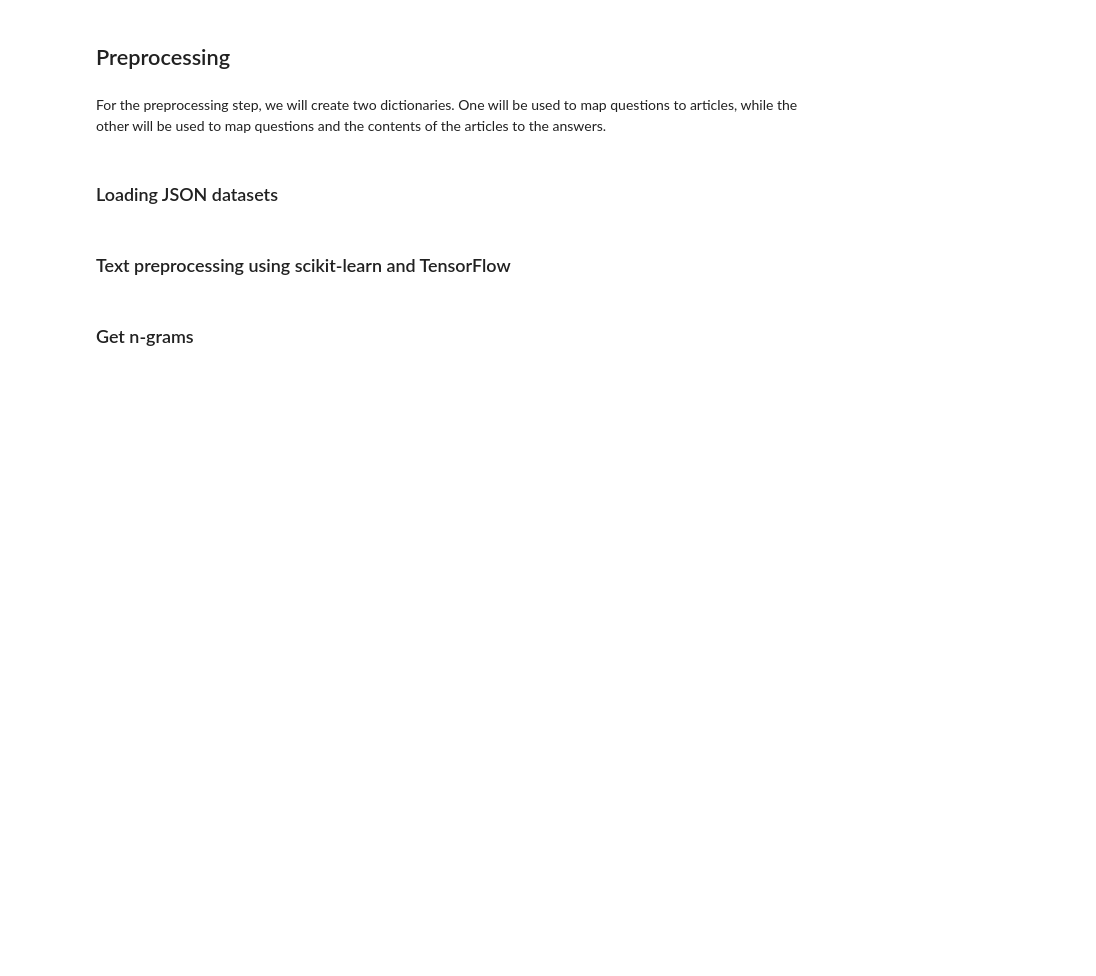
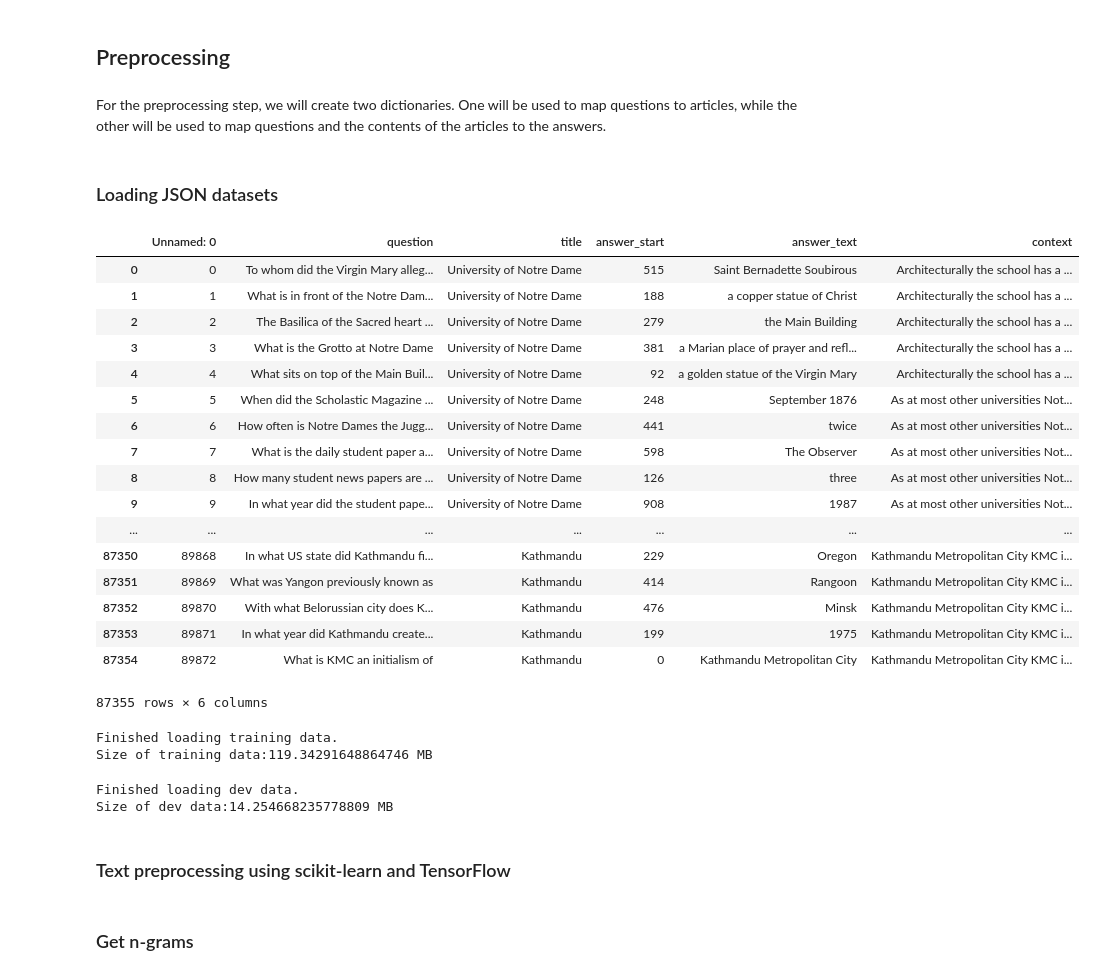
Before and after one commit to moonman239/Capstone-project, a Jupyter notebook: Capstone project prep.ipynb, the cells around one changed output. Cells and saved outputs as stored; diff of their text form; code cells hidden in the pictures; blank space fills up the shorter version.

```diff
--- a/Capstone project prep.ipynb
+++ b/Capstone project prep.ipynb
@@ -23,12 +27,36 @@ For the preprocessing step, we will create two dictionaries. One will be used to
 # %% [markdown]
 ### Loading JSON datasets
 # %%
-trainingData = pd.read_csv("training_data.csv")
+trainingData = pd.read_csv("training_data.csv",dtype=np.unicode_)
 display(trainingData)
 from sys import getsizeof
 print("Finished loading training data.")
 print("Size of training data:" + str(getsizeof(trainingData) / 1024**2) + " MB")
+# %% [output]
+|  | Unnamed: 0 | question | title | answer_start | answer_text | context |
+| 0 | 0 | To whom did the Virgin Mary alleg... | University of Notre Dame | 515 | Saint Bernadette Soubirous | Architecturally the school has a ... |
+| 1 | 1 | What is in front of the Notre Dam... | University of Notre Dame | 188 | a copper statue of Christ | Architecturally the school has a ... |
+| 2 | 2 | The Basilica of the Sacred heart ... | University of Notre Dame | 279 | the Main Building | Architecturally the school has a ... |
+| 3 | 3 | What is the Grotto at Notre Dame | University of Notre Dame | 381 | a Marian place of prayer and refl... | Architecturally the school has a ... |
+| 4 | 4 | What sits on top of the Main Buil... | University of Notre Dame | 92 | a golden statue of the Virgin Mary | Architecturally the school has a ... |
+| 5 | 5 | When did the Scholastic Magazine ... | University of Notre Dame | 248 | September 1876 | As at most other universities Not... |
+| 6 | 6 | How often is Notre Dames the Jugg... | University of Notre Dame | 441 | twice | As at most other universities Not... |
+| 7 | 7 | What is the daily student paper a... | University of Notre Dame | 598 | The Observer | As at most other universities Not... |
+| 8 | 8 | How many student news papers are ... | University of Notre Dame | 126 | three | As at most other universities Not... |
+| 9 | 9 | In what year did the student pape... | University of Notre Dame | 908 | 1987 | As at most other universities Not... |
+| ... | ... | ... | ... | ... | ... | ... |
+| 87350 | 89868 | In what US state did Kathmandu fi... | Kathmandu | 229 | Oregon | Kathmandu Metropolitan City KMC i... |
+| 87351 | 89869 | What was Yangon previously known as | Kathmandu | 414 | Rangoon | Kathmandu Metropolitan City KMC i... |
+| 87352 | 89870 | With what Belorussian city does K... | Kathmandu | 476 | Minsk | Kathmandu Metropolitan City KMC i... |
+| 87353 | 89871 | In what year did Kathmandu create... | Kathmandu | 199 | 1975 | Kathmandu Metropolitan City KMC i... |
+| 87354 | 89872 | What is KMC an initialism of | Kathmandu | 0 | Kathmandu Metropolitan City | Kathmandu Metropolitan City KMC i... |
+87355 rows × 6 columns
+Finished loading training data.
+Size of training data:119.34291648864746 MB
 # %%
-devData = pd.read_csv("dev_data.csv")
+devData = pd.read_csv("dev_data.csv",dtype=np.unicode_)
 print("Finished loading dev data.")
 print("Size of dev data:" + str(getsizeof(devData) / 1024**2) + " MB")
+# %% [output]
+Finished loading dev data.
+Size of dev data:14.254668235778809 MB
```
Also changed, not shown: parts of 11 cells of this notebook.
